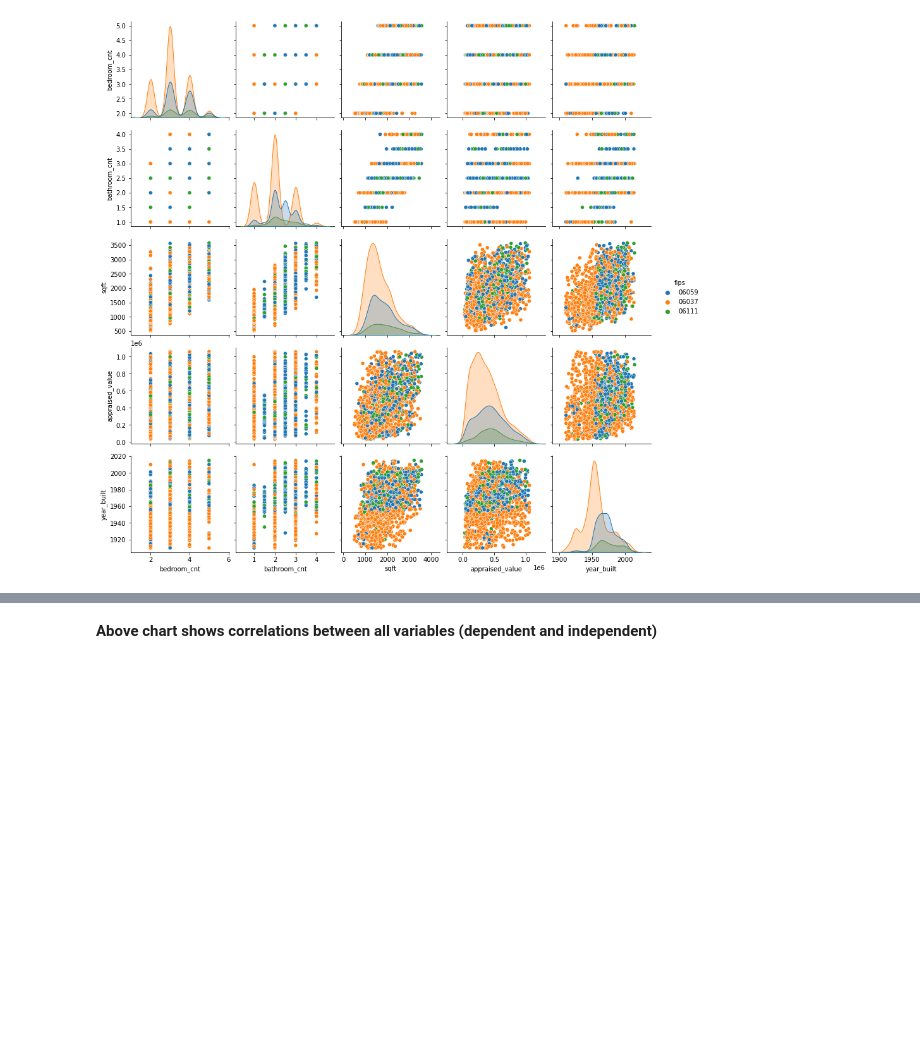
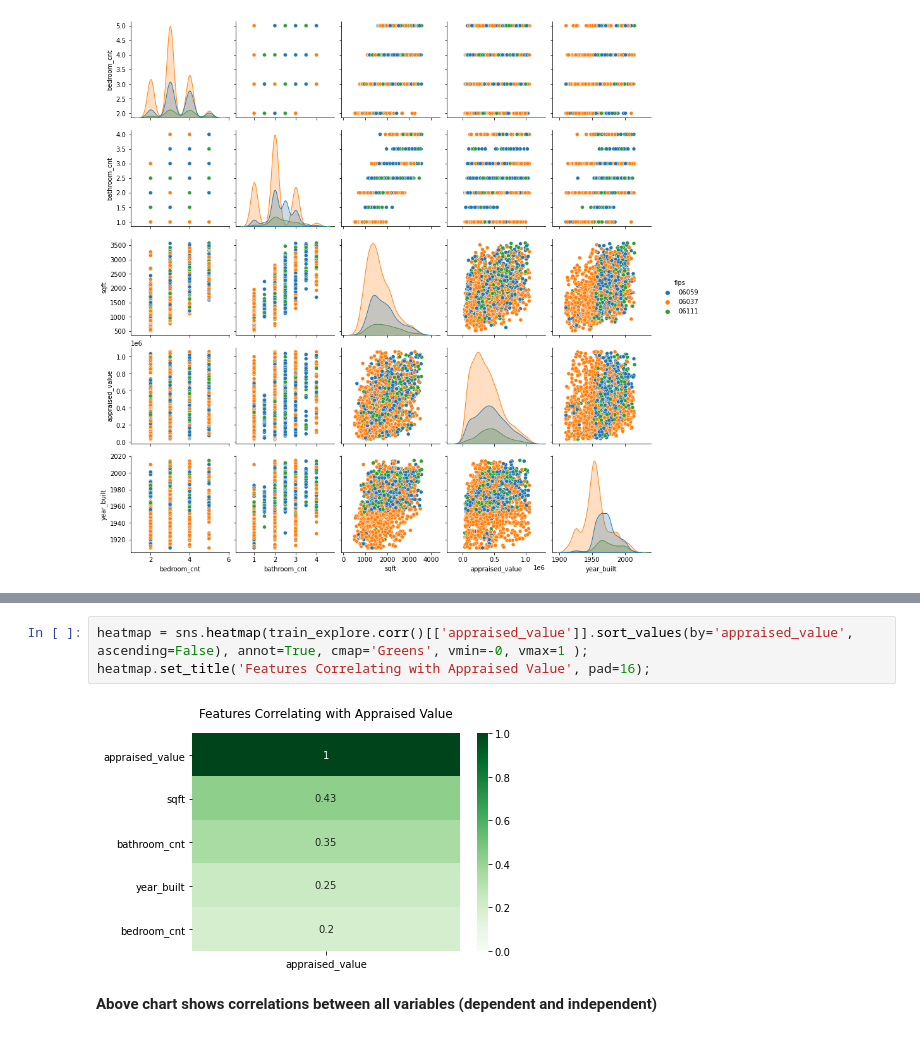
Before and after one commit to adam-talbot/regression-project, a Jupyter notebook: final_notebook.ipynb, the cells around one changed output, grey strips where cells are left out. Drawn from its saved outputs; the diff is of its cells as text; blank space fills up the shorter version.

```diff
--- a/final_notebook.ipynb
+++ b/final_notebook.ipynb
@@ -288,3 +291,8 @@ sns.heatmap(train_explore.corr(), annot=True, cmap='Greens');
+# %%
+heatmap = sns.heatmap(train_explore.corr()[['appraised_value']].sort_values(by='appraised_value', ascending=False), annot=True, cmap='Greens', vmin=-0, vmax=1 );
+heatmap.set_title('Features Correlating with Appraised Value', pad=16);
+# %% [output]
+[figure, added]
 # %% [markdown]
 **Above chart shows correlations between all variables (dependent and independent)**
 # %% [markdown]
```
Also changed, not shown: parts of 2 cells of this notebook.
